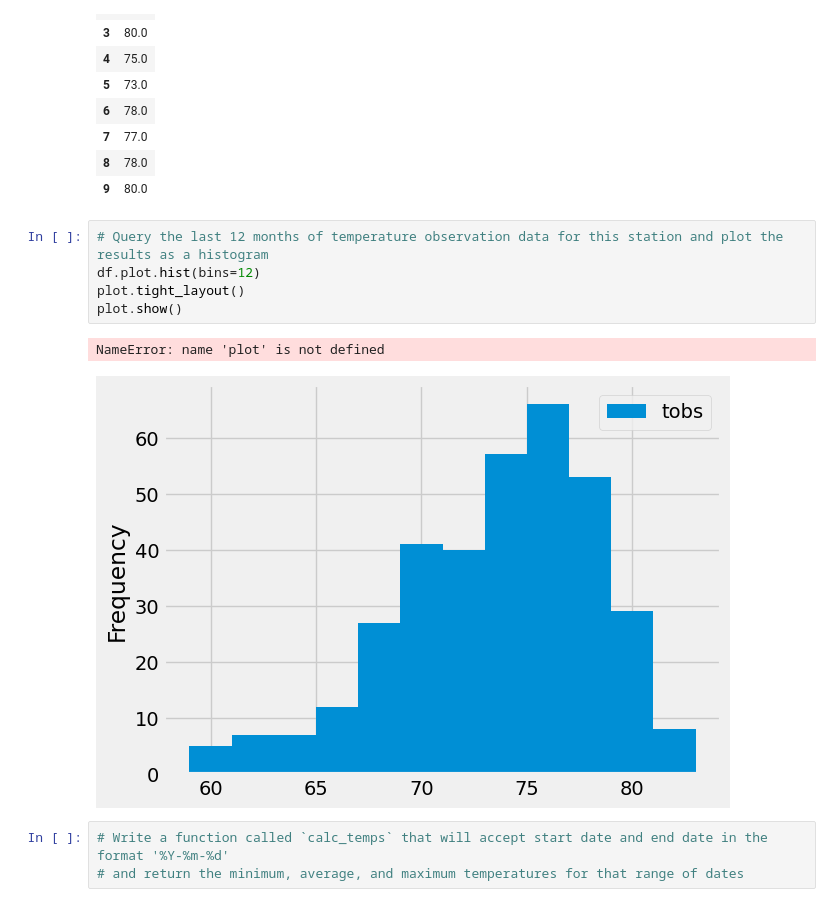
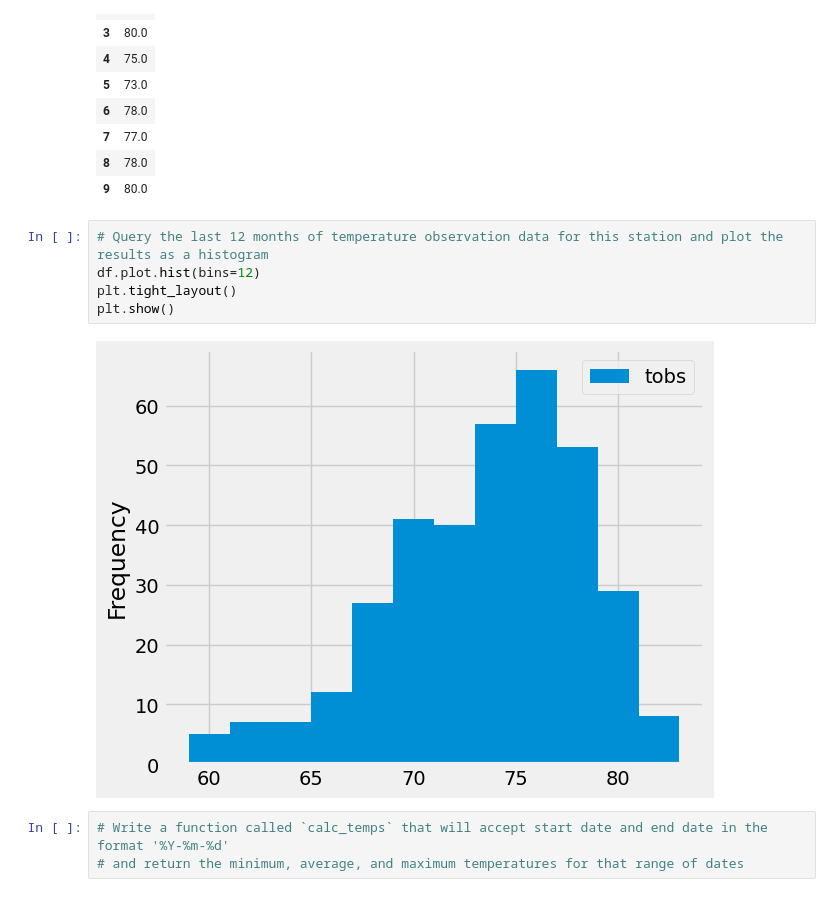
Before and after one commit to stacey1079/surfs_up, a Jupyter notebook: climate_analysis.ipynb, the cells around one changed output. Cells and saved outputs as stored; diff of their text form.

```diff
--- a/climate_analysis.ipynb
+++ b/climate_analysis.ipynb
@@ -124,11 +124,10 @@ df.head(10)
 # %%
 # Query the last 12 months of temperature observation data for this station and plot the results as a histogram
 df.plot.hist(bins=12)
-plot.tight_layout()
-plot.show()
+plt.tight_layout()
+plt.show()
 # %% [output]
-NameError: name 'plot' is not defined
-[figure, old version]
+[figure, new version]
 # %%
 # Write a function called `calc_temps` that will accept start date and end date in the format '%Y-%m-%d'
 # and return the minimum, average, and maximum temperatures for that range of dates
```
